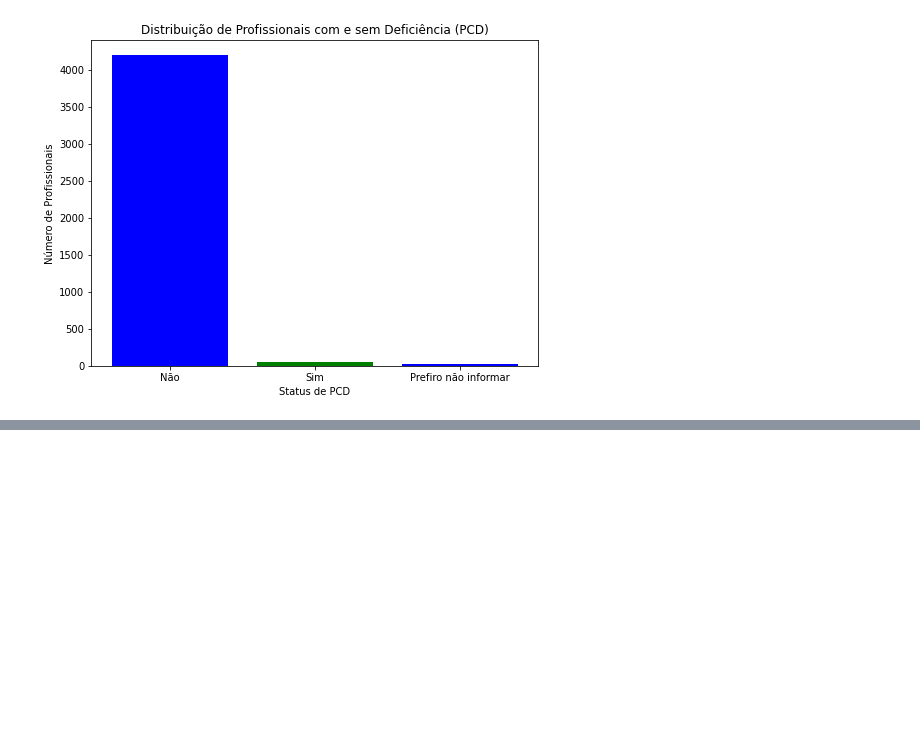
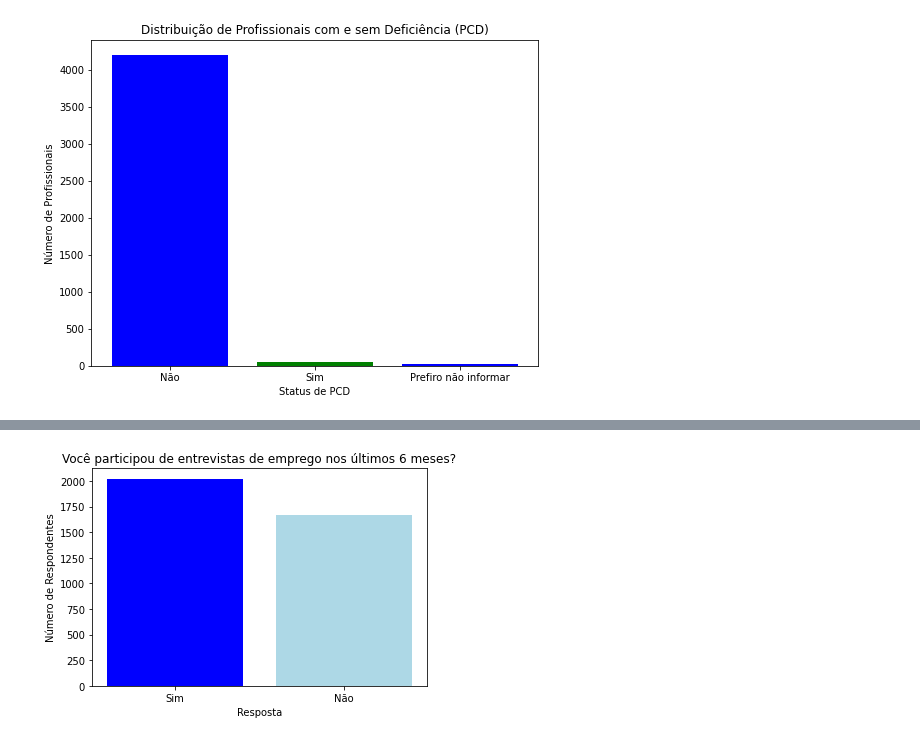
Before and after one commit to brunacpg/Projects-2, a Jupyter notebook: Projects.ipynb, the cells around one changed output, grey strips where cells are left out. Cells and saved outputs as stored; diff of their text form; code cells hidden in the pictures; blank space fills up the shorter version.

```diff
--- a/Projects.ipynb
+++ b/Projects.ipynb
@@ -110,0 +110,22 @@ plt.show()
+# %%
+# Carreira e Experiência Profissional- Pergunta: "Quantos respondentes participaram de entrevistas de emprego nos últimos 6 meses?"
+
+
+df['Resposta'] = df['Você participou de entrevistas de emprego nos últimos 6 meses?']
+
+df['Resposta'] = df['Resposta'].str.replace('Sim.*', 'Sim', regex=True)
+df['Resposta'] = df['Resposta'].str.replace('Não.*', 'Não', regex=True)
+
+entrevistas_sim = (df['Resposta'] == 'Sim').sum()
+entrevistas_nao = (df['Resposta'] == 'Não').sum()
+
+labels = ['Sim', 'Não']
+valores = [entrevistas_sim, entrevistas_nao]
+
+plt.bar(labels, valores, color=['blue', 'lightblue'])
+plt.xlabel('Resposta')
+plt.ylabel('Número de Respondentes')
+plt.title('Você participou de entrevistas de emprego nos últimos 6 meses?')
+plt.show()
+# %% [output]
+[figure, added]
```
Also changed, not shown: parts of 15 cells of this notebook.
